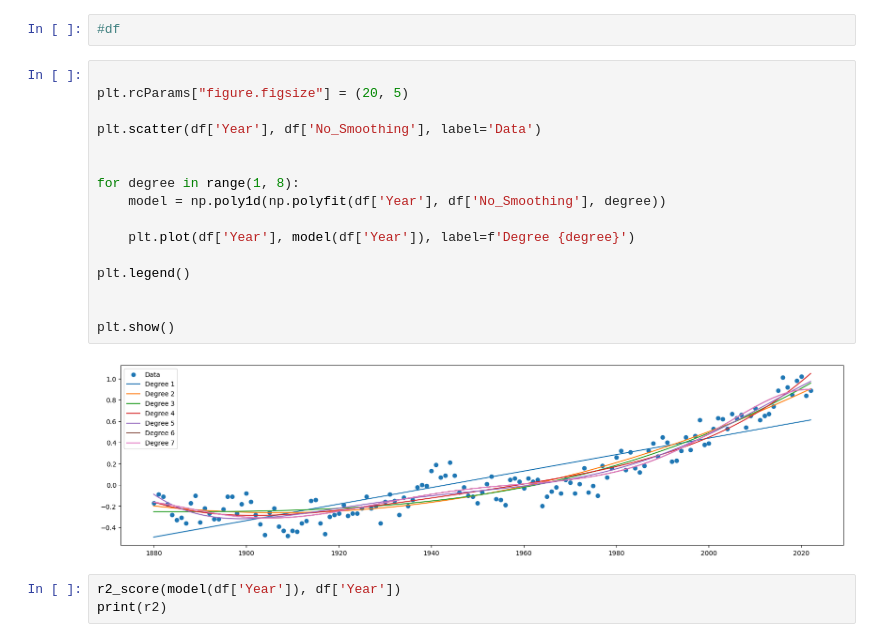
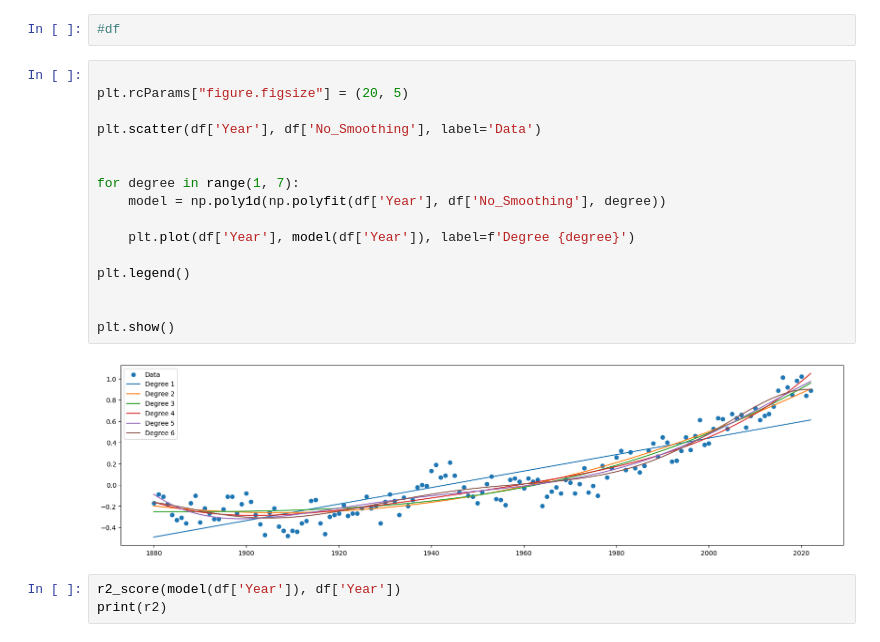
Before and after one commit to popov-p/bigdata_labs, a Jupyter notebook: lab7.ipynb, the cells around one changed output. Cells and saved outputs as stored; diff of their text form.

```diff
--- a/lab7.ipynb
+++ b/lab7.ipynb
@@ -86,21 +86,21 @@ df = df.drop_duplicates()
 # %%
 
 plt.rcParams["figure.figsize"] = (20, 5)
 
 plt.scatter(df['Year'], df['No_Smoothing'], label='Data')
 
 
-for degree in range(1, 8):
+for degree in range(1, 7):
     model = np.poly1d(np.polyfit(df['Year'], df['No_Smoothing'], degree))
 
     plt.plot(df['Year'], model(df['Year']), label=f'Degree {degree}')
 
 plt.legend()
 
 
 plt.show()
 # %% [output]
-[figure, old version]
+[figure, new version]
 # %%
 r2_score(model(df['Year']), df['Year'])
 print(r2)
```
Also changed, not shown: parts of 2 cells of this notebook, 1 other file.
